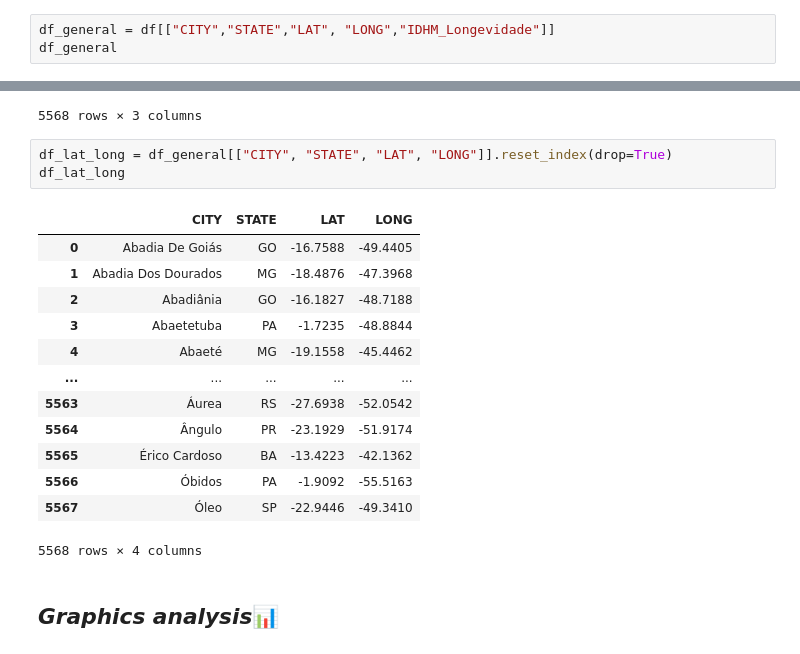
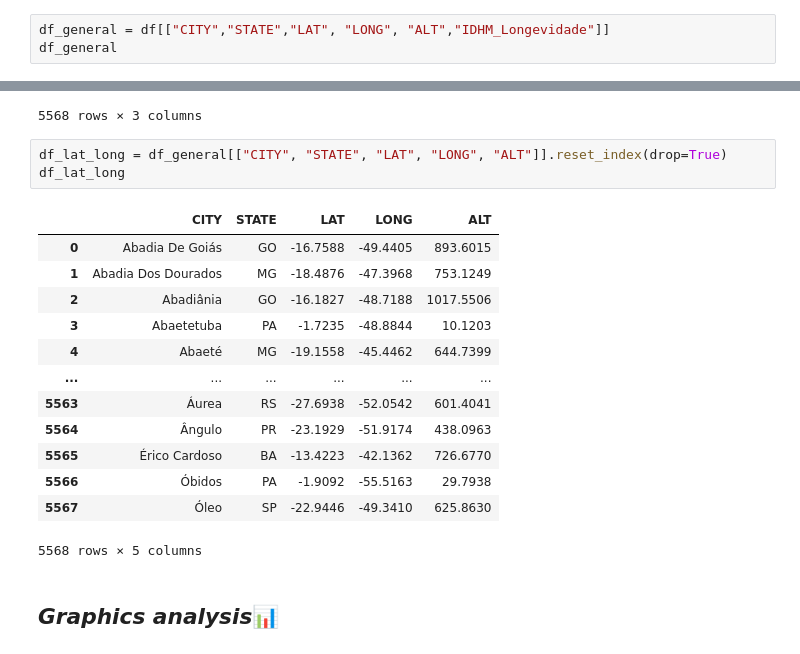
Before and after one commit to Nasiasene/ICD_project, a Jupyter notebook: LONGEVITY.ipynb, the cells around one changed output, grey strips where cells are left out. Drawn from its saved outputs; the diff is of its cells as text.

```diff
--- a/LONGEVITY.ipynb
+++ b/LONGEVITY.ipynb
@@ -243,6 +243,6 @@ df
 + LAT/LONG
 + IDHM_Longevidade
 # %%
-df_general = df[["CITY","STATE","LAT", "LONG","IDHM_Longevidade"]]
+df_general = df[["CITY","STATE","LAT", "LONG", "ALT","IDHM_Longevidade"]]
 df_general
 # %% [output]
@@ -278,22 +278,22 @@ df_longevity
 | 5567 | São Vicente Do Seridó | PB | 0.000 |
 5568 rows × 3 columns
 # %%
-df_lat_long = df_general[["CITY", "STATE", "LAT", "LONG"]].reset_index(drop=True)
+df_lat_long = df_general[["CITY", "STATE", "LAT", "LONG", "ALT"]].reset_index(drop=True)
 df_lat_long
 # %% [output]
-|  | CITY | STATE | LAT | LONG |
-| 0 | Abadia De Goiás | GO | -16.7588 | -49.4405 |
-| 1 | Abadia Dos Dourados | MG | -18.4876 | -47.3968 |
-| 2 | Abadiânia | GO | -16.1827 | -48.7188 |
-| 3 | Abaetetuba | PA | -1.7235 | -48.8844 |
-| 4 | Abaeté | MG | -19.1558 | -45.4462 |
-| ... | ... | ... | ... | ... |
-| 5563 | Áurea | RS | -27.6938 | -52.0542 |
-| 5564 | Ângulo | PR | -23.1929 | -51.9174 |
-| 5565 | Érico Cardoso | BA | -13.4223 | -42.1362 |
-| 5566 | Óbidos | PA | -1.9092 | -55.5163 |
-| 5567 | Óleo | SP | -22.9446 | -49.3410 |
+|  | CITY | STATE | LAT | LONG | ALT |
+| 0 | Abadia De Goiás | GO | -16.7588 | -49.4405 | 893.6015 |
+| 1 | Abadia Dos Dourados | MG | -18.4876 | -47.3968 | 753.1249 |
+| 2 | Abadiânia | GO | -16.1827 | -48.7188 | 1017.5506 |
+| 3 | Abaetetuba | PA | -1.7235 | -48.8844 | 10.1203 |
+| 4 | Abaeté | MG | -19.1558 | -45.4462 | 644.7399 |
+| ... | ... | ... | ... | ... | ... |
+| 5563 | Áurea | RS | -27.6938 | -52.0542 | 601.4041 |
+| 5564 | Ângulo | PR | -23.1929 | -51.9174 | 438.0963 |
+| 5565 | Érico Cardoso | BA | -13.4223 | -42.1362 | 726.6770 |
+| 5566 | Óbidos | PA | -1.9092 | -55.5163 | 29.7938 |
+| 5567 | Óleo | SP | -22.9446 | -49.3410 | 625.8630 |
-5568 rows × 4 columns
+5568 rows × 5 columns
 # %% [markdown]
 ## *Graphics analysis*📊
 # %%
```
Also changed, not shown: parts of 3 cells of this notebook.
